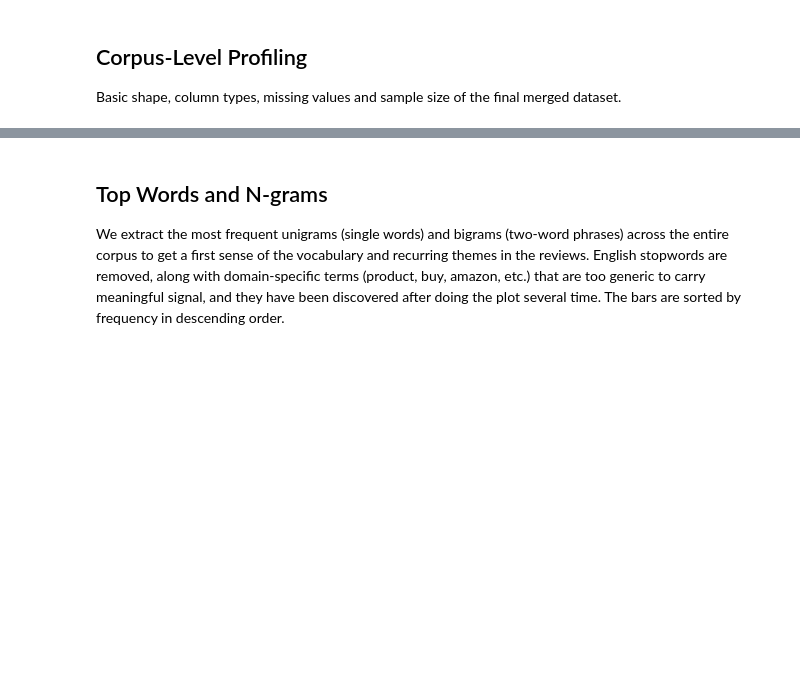
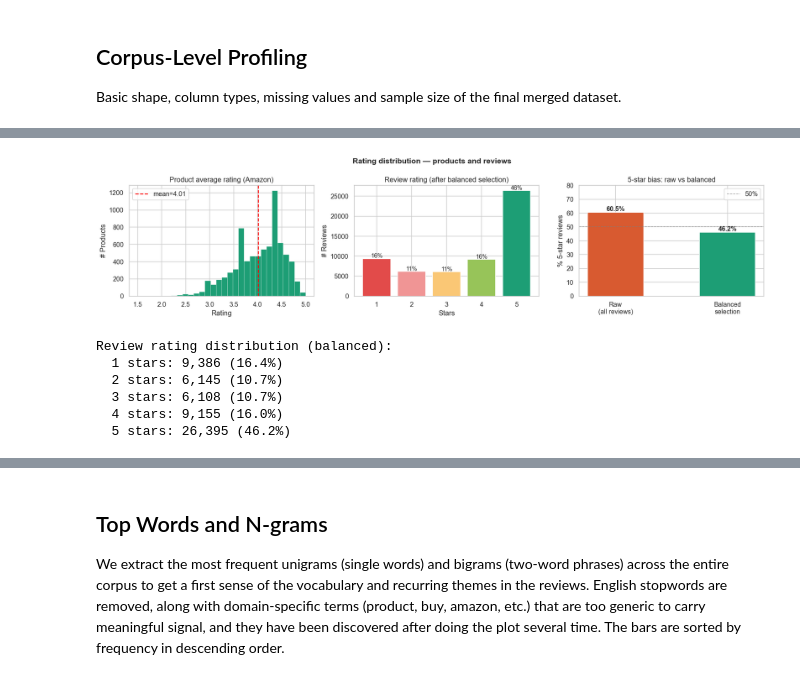
Before and after one commit to FilippoNannucci/DiscoverAI, a Jupyter notebook: 02_EDA.ipynb, the cells around one changed output, grey strips where cells are left out. Cells and saved outputs as stored; diff of their text form; code cells hidden in the pictures; blank space fills up the shorter version.

```diff
--- a/02_EDA.ipynb
+++ b/02_EDA.ipynb
@@ -111,0 +163,51 @@ plt.show()
+# %%
+fig, axes = plt.subplots(1, 3, figsize=(16, 4))
+fig.suptitle("Rating distribution — products and reviews", fontweight="bold", fontsize=13)
+
+# 1 — Product average rating
+axes[0].hist(prod["product_avg_rating"].dropna(), bins=30,
+             color="#1D9E75", edgecolor="white", linewidth=0.3)
+axes[0].axvline(prod["product_avg_rating"].mean(), color="red", ls="--", lw=1.5,
+                label=f"mean={prod['product_avg_rating'].mean():.2f}")
+axes[0].set(title="Product average rating (Amazon)", xlabel="Rating", ylabel="# Products")
+axes[0].legend()
+
+# 2 — Review rating distribution (balanced selection)
+r_counts = [rev[rev["rating"] == r].shape[0] for r in [1, 2, 3, 4, 5]]
+r_colors = ["#E24B4A", "#F09595", "#FAC775", "#97C459", "#1D9E75"]
+bars = axes[1].bar([1, 2, 3, 4, 5], r_counts, color=r_colors, edgecolor="white")
+axes[1].set(title="Review rating (after balanced selection)", xlabel="Stars", ylabel="# Reviews")
+total_r = sum(r_counts)
+for bar, cnt in zip(bars, r_counts):
+    axes[1].text(bar.get_x() + bar.get_width() / 2, bar.get_height() + 200,
+                 f"{cnt / total_r:.0%}", ha="center", fontsize=10)
+
+# 3 — 5-star bias comparison across versions
+pct_5_raw      = (df["rating"] == 5).mean() * 100
+pct_5_balanced = (rev["rating"] == 5).mean() * 100
+versions  = ["Raw\n(all reviews)", "Balanced\nselection"]
+pct_5star = [pct_5_raw, pct_5_balanced]
+colors_v  = ["#D85A30", "#1D9E75"]
+bars2 = axes[2].bar(versions, pct_5star, color=colors_v, edgecolor="white", width=0.5)
+axes[2].axhline(50, color="grey", ls="--", lw=1, alpha=0.7, label="50%")
+axes[2].set(title="5-star bias: raw vs balanced", ylabel="% 5-star reviews", ylim=(0, 80))
+for bar, pct in zip(bars2, pct_5star):
+    axes[2].text(bar.get_x() + bar.get_width() / 2, bar.get_height() + 1,
+                 f"{pct:.1f}%", ha="center", fontweight="bold", fontsize=11)
+axes[2].legend()
+
+plt.tight_layout()
+plt.show()
+
+print("Review rating distribution (balanced):")
+for r in [1, 2, 3, 4, 5]:
+    n = (rev["rating"] == r).sum()
+    print(f"  {r} stars: {n:,} ({n / len(rev):.1%})")
+# %% [output]
+[figure, added]
+Review rating distribution (balanced):
+  1 stars: 9,386 (16.4%)
+  2 stars: 6,145 (10.7%)
+  3 stars: 6,108 (10.7%)
+  4 stars: 9,155 (16.0%)
+  5 stars: 26,395 (46.2%)
```
Also changed, not shown: parts of 18 cells of this notebook, 1 other file.
